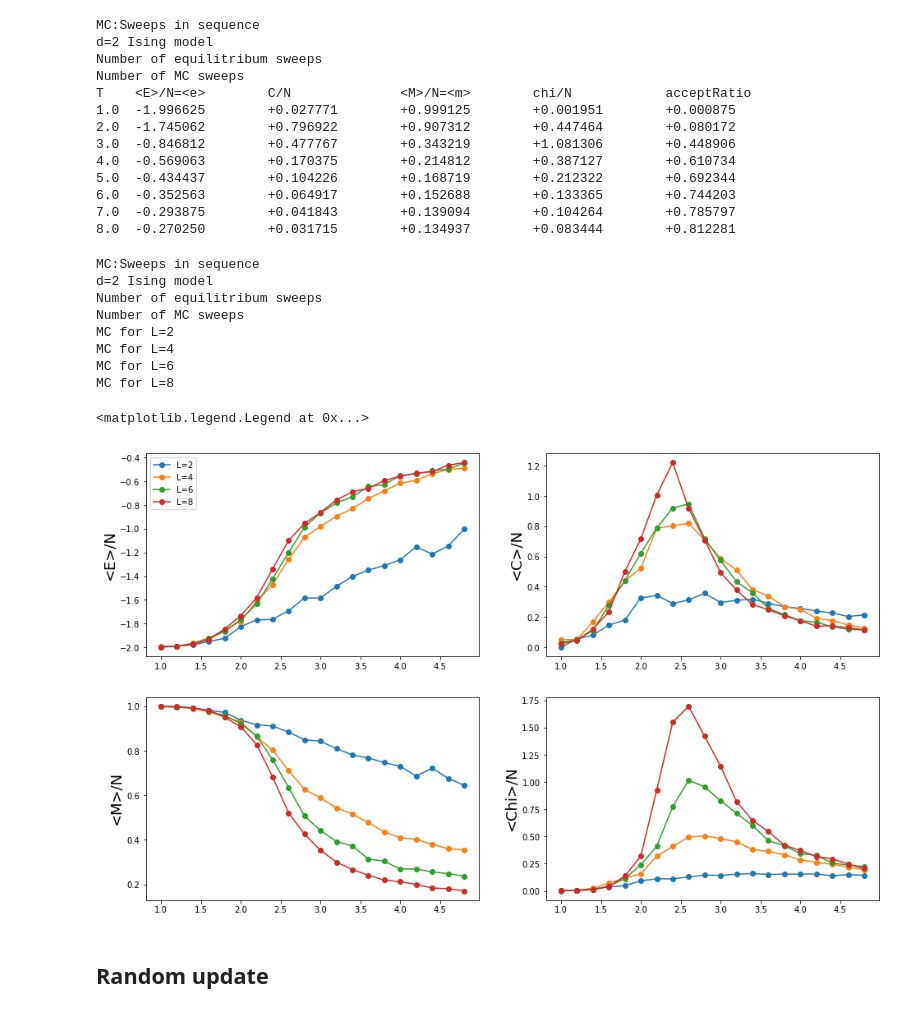
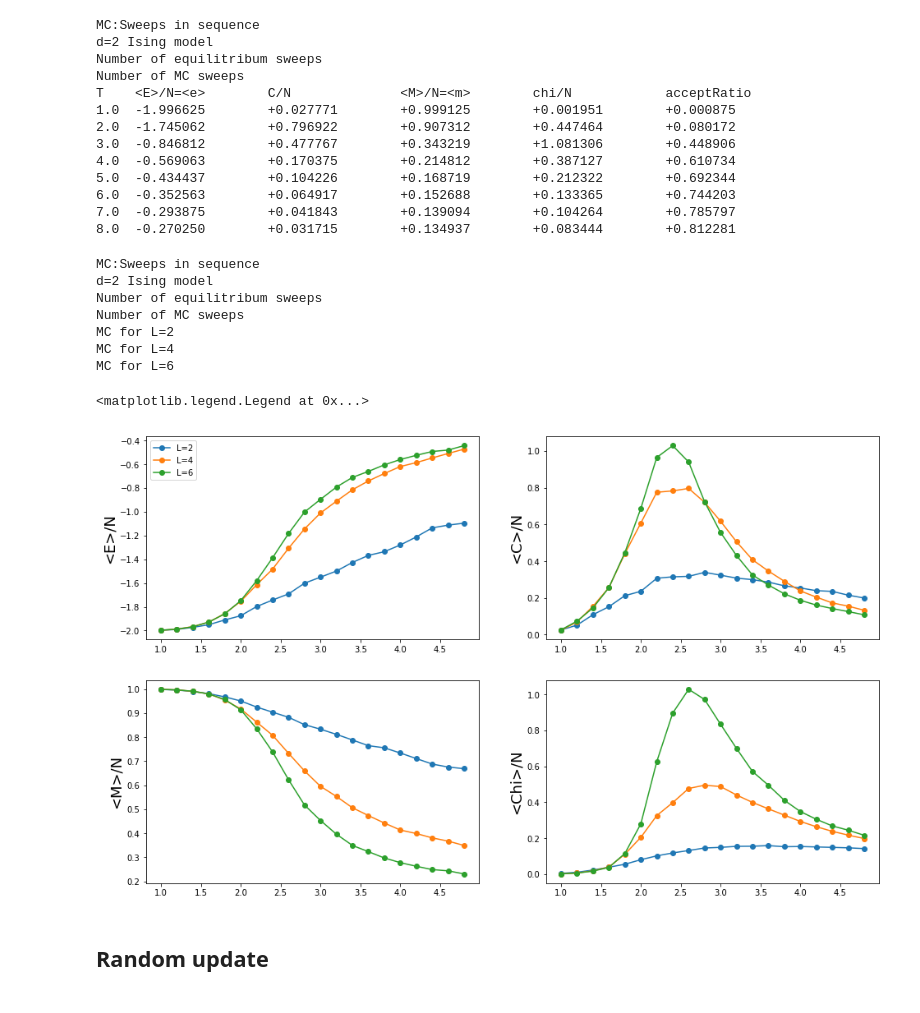
Before and after one commit to NTHU-Phys-Qubit/10720PHYS401200, a Jupyter notebook: MC_2D_Ising_Model-1.ipynb, the cells around one changed output. Saved outputs shown, nothing was run; the diff lists cells and outputs as text; code cells hidden in the pictures.

```diff
--- a/MC_2D_Ising_Model-1.ipynb
+++ b/MC_2D_Ising_Model-1.ipynb
@@ -163,6 +81,6 @@ print(magnet(spins, L), magnet(spins_new, L))
 # %%
 # initialize measurements
-T = 3
+T = 2
 kB = 1.0
 beta = 1.0/(kB*T)
 
@@ -351,11 +269,11 @@ T_0 = 1
 dT = 0.2
 N_sim = 20
 N_equilib = 100
-N_MC = 1000
+N_MC = 10000
 
 fig, axes = plt.subplots(2, 2, figsize=(16,10))
 
-for L in [2,4,6,8]:
+for L in [2,4,6]:
     print('MC for L={}'.format(L))
     N = L * L
 
@@ -370,35 +288,34 @@ for L in [2,4,6,8]:
         T = T_0 + n * dT
         E, C, M, chi, acceptRatio = Monte_Carlo(T, L, N_equilib, spins)
         E, C, M, chi, acceptRatio = Monte_Carlo(T, L, N_MC, spins)
 #         print('{:<4} {:<+16f} {:<+16f} {:<+16f} {:<+16f} {:<+16f}'.format(T, E/N, C/N, M/N, chi/N, acceptRatio))
         T_list += [T]
         e_list += [E/N]
         c_list += [C/N]
         m_list += [M/N]
         chi_list += [chi/N]
 
     axes[0,0].plot(T_list, e_list, '-o', label='L={}'.format(L))
     axes[0,1].plot(T_list, c_list, '-o')
     axes[1,0].plot(T_list, m_list, '-o')
     axes[1,1].plot(T_list, chi_list, '-o')
 
 axes[0,0].set_ylabel('<E>/N', fontsize=18)
 axes[0,1].set_ylabel('<C>/N', fontsize=18)
 axes[1,0].set_ylabel('<M>/N', fontsize=18)
 axes[1,1].set_ylabel('<Chi>/N', fontsize=18)
 
 axes[0,0].legend()
 # %% [output]
 MC:Sweeps in sequence
 d=2 Ising model
 Number of equilitribum sweeps
 Number of MC sweeps
 MC for L=2
 MC for L=4
 MC for L=6
-MC for L=8
 <matplotlib.legend.Legend at 0x...>
-[figure, old version]
+[figure, new version]
 # %% [markdown]
 ## Random update
 # %%
```
Also changed, not shown: parts of 10 cells of this notebook, 3 other files.
